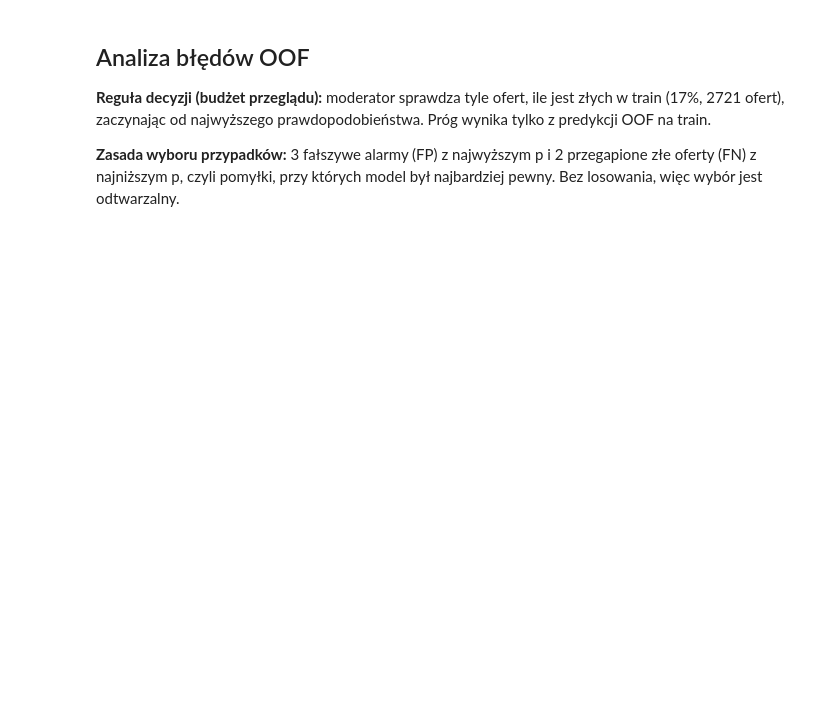
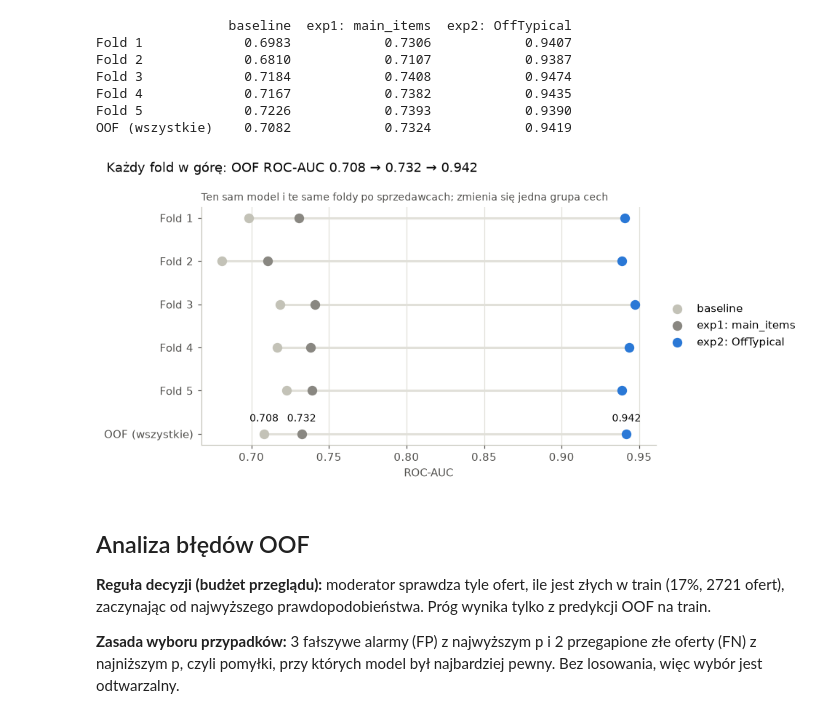
Before and after one commit to dcu111/dsc-catalogue-quality, a Jupyter notebook: notebooks/dsc-catalogue-model.ipynb, the cells around one changed output. Saved outputs shown, nothing was run; the diff lists cells and outputs as text; code cells hidden in the pictures; blank space fills up the shorter version.

```diff
--- a/notebooks/dsc-catalogue-model.ipynb
+++ b/notebooks/dsc-catalogue-model.ipynb
@@ -209,3 +235,47 @@ print('Submission:', output_dir / 'submission.csv')
+# %%
+import matplotlib.pyplot as plt
+
+BLUE, GREY, DARK_GREY, INK, MUTED, GRID = '#2a78d6', '#c3c2b7', '#898781', '#0b0b0b', '#52514e', '#e1e0d9'
+plt.rcParams.update({'font.size': 10, 'axes.spines.top': False, 'axes.spines.right': False,
+                     'axes.edgecolor': GREY, 'axes.labelcolor': MUTED,
+                     'xtick.color': MUTED, 'ytick.color': MUTED, 'figure.dpi': 110})
+
+versions = pd.DataFrame({
+    'baseline': [0.6983, 0.6810, 0.7184, 0.7167, 0.7226, 0.7082],
+    'exp1: main_items': [0.7306, 0.7107, 0.7408, 0.7382, 0.7393, 0.7324],
+    'exp2: OffTypical': report['fold_roc_auc'] + [report['oof_roc_auc']],
+}, index=['Fold 1', 'Fold 2', 'Fold 3', 'Fold 4', 'Fold 5', 'OOF (wszystkie)'])
+print(versions.round(4))
+
+fig, ax = plt.subplots(figsize=(9, 4.2))
+y = np.arange(len(versions))[::-1]          # Fold 1 na górze
+ax.hlines(y, versions.min(axis=1), versions.max(axis=1), color=GRID, linewidth=2)
+for col, color in zip(versions.columns, [GREY, DARK_GREY, BLUE]):
+    ax.scatter(versions[col], y, s=60, color=color, label=col, zorder=3)
+last = versions.iloc[-1]
+for col in versions.columns:
+    ax.annotate(f'{last[col]:.3f}', (last[col], y[-1]), textcoords='offset points', xytext=(0, 9),
+                ha='center', va='bottom', fontsize=9, color=INK)
+ax.set_yticks(y, versions.index)
+ax.set_xlabel('ROC-AUC')
+ax.grid(axis='x', color=GRID, linewidth=0.8)
+ax.set_axisbelow(True)
+ax.legend(frameon=False, loc='center left', bbox_to_anchor=(1, 0.5))
+fig.suptitle(f'Każdy fold w górę: OOF ROC-AUC {last.iloc[0]:.3f} → {last.iloc[1]:.3f} → {last.iloc[2]:.3f}',
+             x=0.02, ha='left', fontsize=12, color=INK)
+ax.set_title('Ten sam model i te same foldy po sprzedawcach; zmienia się jedna grupa cech',
+             loc='left', fontsize=9, color=MUTED)
+plt.tight_layout()
+plt.show()
+# %% [output]
+                 baseline  exp1: main_items  exp2: OffTypical
+Fold 1             0.6983            0.7306            0.9407
+Fold 2             0.6810            0.7107            0.9387
+Fold 3             0.7184            0.7408            0.9474
+Fold 4             0.7167            0.7382            0.9435
+Fold 5             0.7226            0.7393            0.9390
+OOF (wszystkie)    0.7082            0.7324            0.9419
+[figure, added]
 # %% [markdown]
 ## Analiza błędów OOF
 
```
Also changed, not shown: parts of 7 cells of this notebook, 7 other files.
